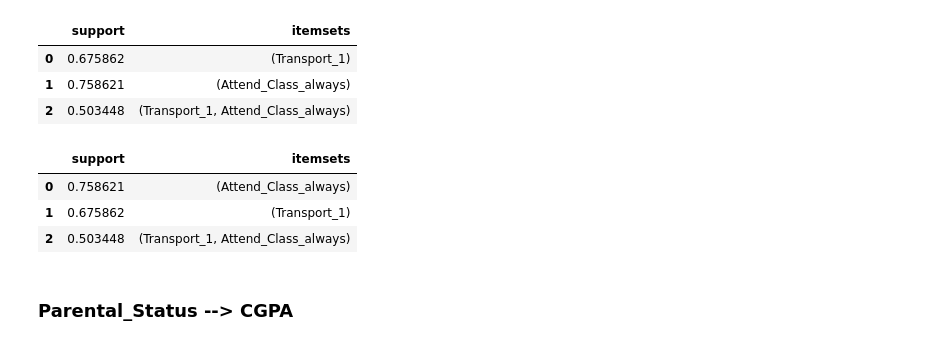
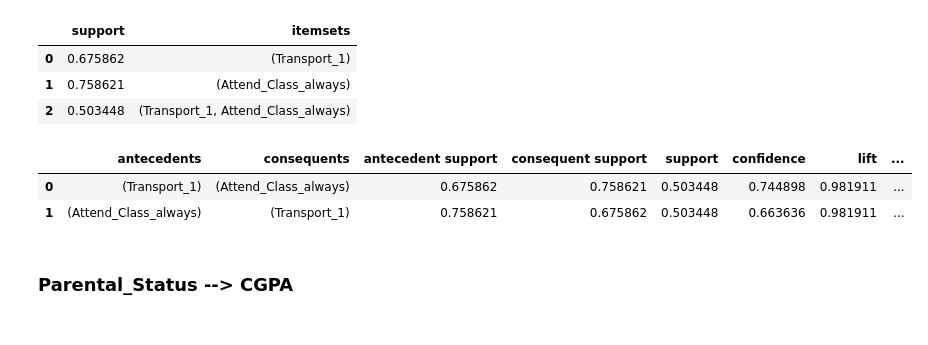
Before and after one commit to waiee/Higher-Education-Students-Performance-Evaluation---Association-Rule-Mining, a Jupyter notebook: test.ipynb, the cells around one changed output. Drawn from its saved outputs; the diff is of its cells as text; code cells hidden in the pictures.

```diff
--- a/test.ipynb
+++ b/test.ipynb
@@ -394,15 +394,13 @@ display(fp_apriori)
 | 0 | 0.675862 | (Transport_1) |
 | 1 | 0.758621 | (Attend_Class_always) |
 | 2 | 0.503448 | (Transport_1, Attend_Class_always) |
-# %%
-#fpgrowth method
-fp_fpgrowth = fp.fpgrowth(newfinaldf_encode, min_support=0.3, use_colnames=True)
-display(fp_fpgrowth)
-# %% [output]
-|  | support | itemsets |
-| 0 | 0.758621 | (Attend_Class_always) |
-| 1 | 0.675862 | (Transport_1) |
-| 2 | 0.503448 | (Transport_1, Attend_Class_always) |
+# %%
+assoc_rules = fp.association_rules(fp_apriori,metric='confidence', min_threshold=0.5,support_only=False)
+display(assoc_rules)
+# %% [output]
+|  | antecedents | consequents | antecedent support | consequent support | support | confidence | lift | ... |
+| 0 | (Transport_1) | (Attend_Class_always) | 0.675862 | 0.758621 | 0.503448 | 0.744898 | 0.981911 | ... |
+| 1 | (Attend_Class_always) | (Transport_1) | 0.758621 | 0.675862 | 0.503448 | 0.663636 | 0.981911 | ... |
 # %% [markdown]
 ### Parental_Status --> CGPA
 # %%
```
Also changed, not shown: parts of 4 cells of this notebook.
